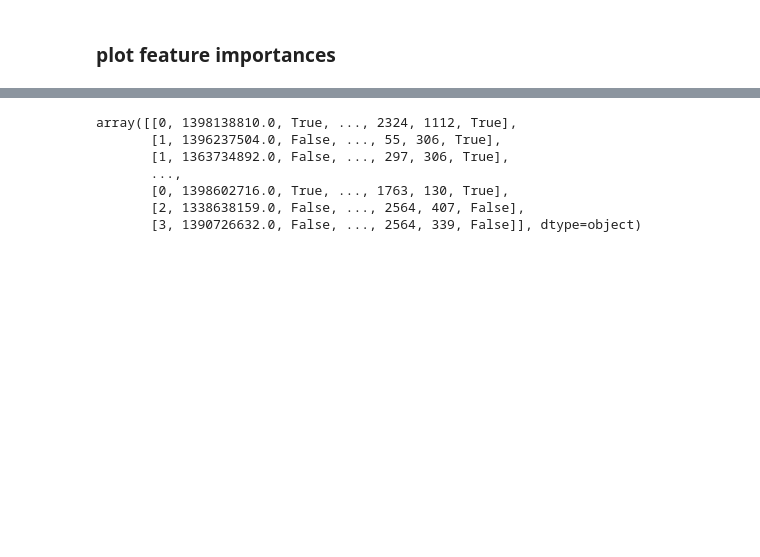
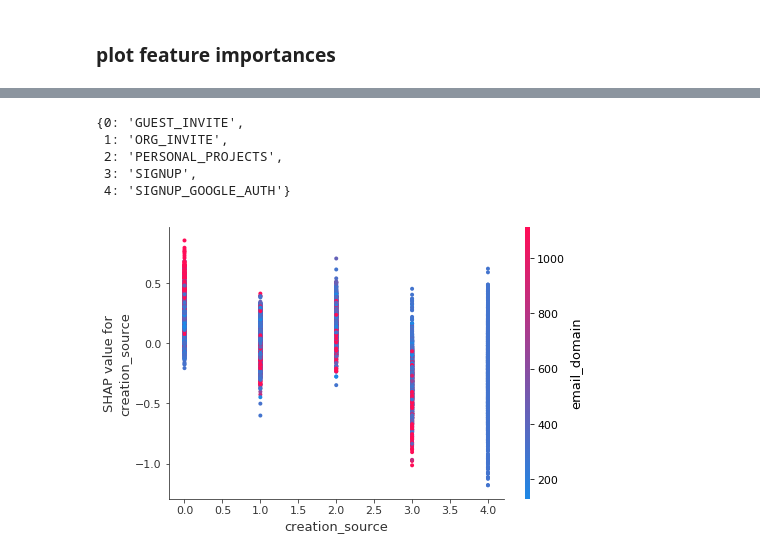
Before and after one commit to sarthfrey/asana_user_adoption, a Jupyter notebook: explore_features.ipynb, the cells around one changed output, grey strips where cells are left out. Drawn from its saved outputs; the diff is of its cells as text; code cells hidden in the pictures; blank space fills up the shorter version.

```diff
--- a/explore_features.ipynb
+++ b/explore_features.ipynb
@@ -162,6 +187,7 @@ display(pd.crosstab(users['email_domain'], y))
 ### map categorical data to ints
 # %%
 cat_columns = users.select_dtypes(['category']).columns
+creation_source_map = dict(enumerate(users['creation_source'].cat.categories))
 users[cat_columns] = users[cat_columns].apply(lambda x: x.cat.codes)
 users = users.dropna()
 users
@@ -264,10 +274,11 @@ shap.summary_plot(shap_values, X)
-# %%
-X
-# %% [output]
-array([[0, 1398138810.0, True, ..., 2324, 1112, True],
-       [1, 1396237504.0, False, ..., 55, 306, True],
-       [1, 1363734892.0, False, ..., 297, 306, True],
-       ...,
-       [0, 1398602716.0, True, ..., 1763, 130, True],
-       [2, 1338638159.0, False, ..., 2564, 407, False],
-       [3, 1390726632.0, False, ..., 2564, 339, False]], dtype=object)
+# %%
+# create a SHAP dependence plot to show the effect of a single feature across the whole dataset
+pprint.pprint(creation_source_map)
+shap.dependence_plot("creation_source", shap_values, X)
+# %% [output]
+{0: 'GUEST_INVITE',
+ 1: 'ORG_INVITE',
+ 2: 'PERSONAL_PROJECTS',
+ 3: 'SIGNUP',
+ 4: 'SIGNUP_GOOGLE_AUTH'}
+[figure, added]
```
Also changed, not shown: parts of 10 cells of this notebook.
